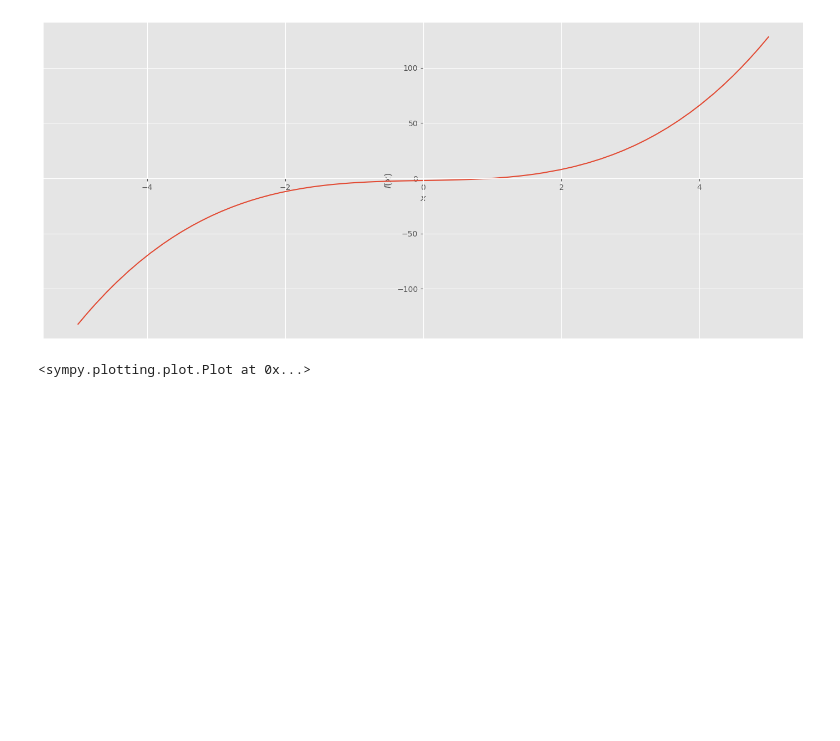
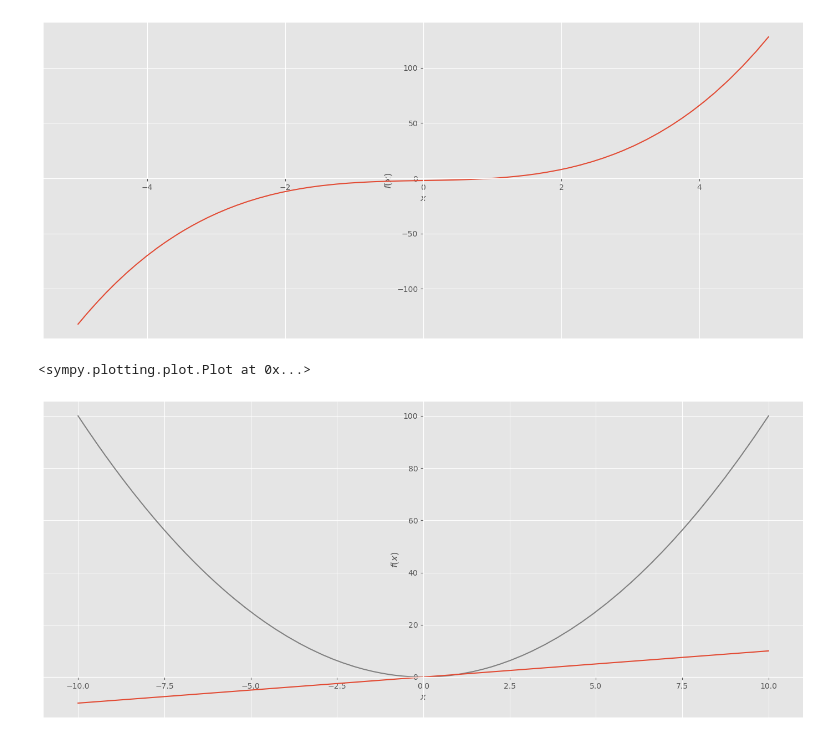
Before and after one commit to twn39/scinotebook, a Jupyter notebook: Python/Sympy/sympy.ipynb, the cells around one changed output. Saved outputs shown, nothing was run; the diff lists cells and outputs as text; code cells hidden in the pictures; blank space fills up the shorter version.

```diff
--- a/Python/Sympy/sympy.ipynb
+++ b/Python/Sympy/sympy.ipynb
@@ -23,3 +23,16 @@ plot(exp, (x, -5, 5))
 # %% [output]
 [figure]
 <sympy.plotting.plot.Plot at 0x...>
+# %%
+from sympy import symbols
+from sympy.plotting import plot
+
+x = symbols('x')
+
+p1 = plot(x*x, (x, -10, 10), line_color="grey", show=False)
+p2 = plot(x,(x, -10, 10), show=False)
+
+p1.append(p2[0])
+p1.show()
+# %% [output]
+[figure, added]
```
Also changed, not shown: parts of 4 cells of this notebook, 1 other file.
